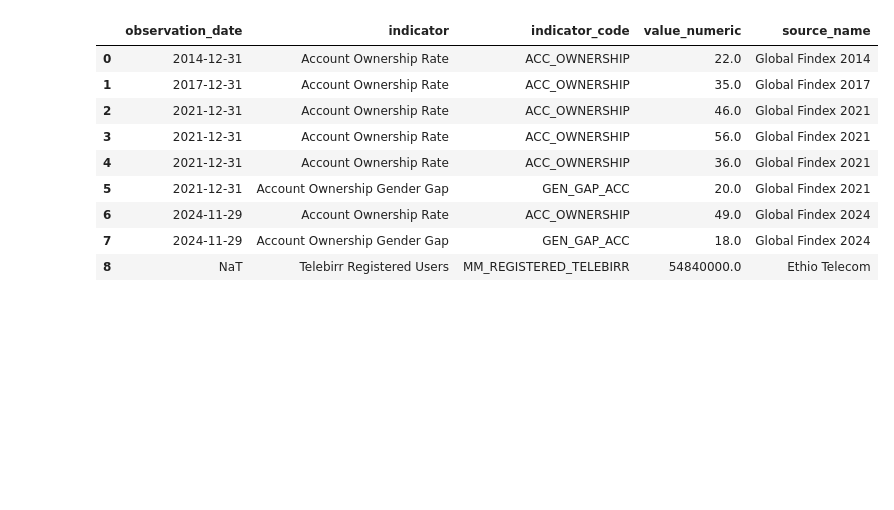
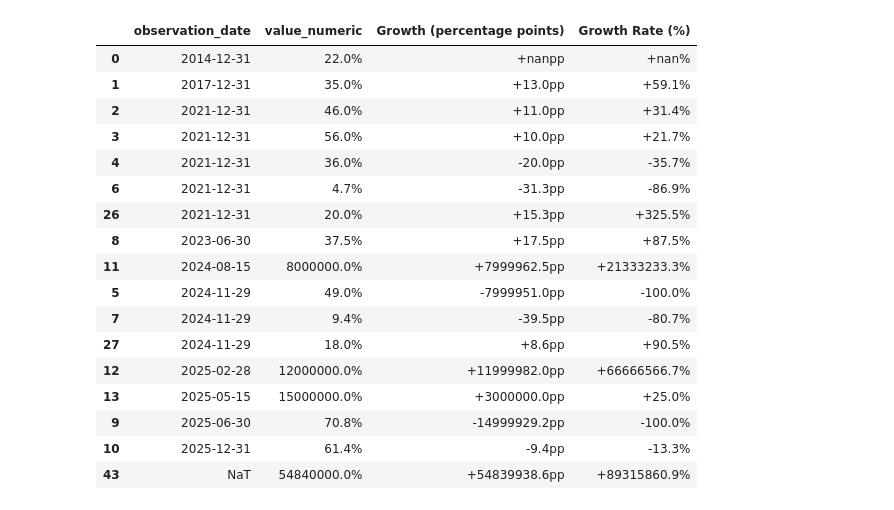
Before and after one commit to gashawbekele06/Week10-ethiopia-fi-forecast, a Jupyter notebook: notebooks/task2_eda.ipynb, the cells around one changed output. Cells and saved outputs as stored; diff of their text form; code cells hidden in the pictures; blank space fills up the shorter version.

```diff
--- a/notebooks/task2_eda.ipynb
+++ b/notebooks/task2_eda.ipynb
@@ -104,54 +114,37 @@ Name: count, dtype: int64
 # %%
-# Cell 4: Access Analysis - Account Ownership Trajectory (Debug + Robust Filter + Typo Fix)
-# Debug: Show all observation records to understand schema
-obs_all = data.df[data.df['record_type'] == 'observation'].copy()
-print("All observation records (for debugging schema):")
-display(obs_all[['pillar', 'indicator', 'indicator_code', 'value_numeric', 'observation_date']].head(20))
-
-print("\nUnique pillars in observations:")
-print(obs_all['pillar'].unique())
-
-print("\nUnique indicator_codes in observations:")
-print(obs_all['indicator_code'].unique())
-
-print("\nUnique indicators (text) in observations:")
-print(obs_all['indicator'].unique())
-
-# Robust filter for account ownership (Findex core indicator)
-# Adjust based on actual schema – common variations: pillar='access', indicator_code='ACC_OWNERSHIP', indicator contains 'account ownership'
+# Cell 5: Access Analysis - Account Ownership Trajectory (2011–2024)
+# Robust filter for account ownership
 access_obs = data.df[
     (data.df['record_type'] == 'observation') &
     (
-        (data.df['pillar'] == 'access') |
-        data.df['indicator_code'].str.contains('ACC_OWNERSHIP|OWNERSHIP|ACCOUNT_OWN', na=False, case=False) |
-        data.df['indicator'].str.contains('account ownership|financial account|account at a financial institution', na=False, case=False)
+        data.df['pillar'].str.contains('access', case=False, na=False) |
+        data.df['indicator_code'].str.contains('OWNERSHIP|ACCOUNT', na=False, case=False) |
+        data.df['indicator'].str.contains('account ownership|financial account', na=False, case=False)
     )
-].copy()
+].copy().sort_values('observation_date')
 
-access_obs = access_obs.sort_values('observation_date').reset_index(drop=True)
+print("Account ownership observations (Findex survey years):")
+display(access_obs[['observation_date', 'value_numeric', 'source_name']].style.format({'value_numeric': '{:.1f}%'}))
 
-print(f"\nFiltered access observations ({len(access_obs)} rows):")
-display(access_obs[['observation_date', 'indicator', 'indicator_code', 'value_numeric', 'source_name' if 'source_name' in access_obs.columns else 'source_url']])
+# Clear trajectory plot for non-technical audience
+fig = px.line(access_obs, x='observation_date', y='value_numeric', markers=True,
+              title='Ethiopia Adult Account Ownership Trajectory (2011–2024 Findex Surveys)',
+              labels={'observation_date': 'Survey Year', 'value_numeric': 'Adults with an Account (%)'})
+fig.add_annotation(x=access_obs['observation_date'].iloc[-1], y=access_obs['value_numeric'].iloc[-1],
+                   text=f"Latest: {access_obs['value_numeric'].iloc[-1]:.1f}% (2024)", showarrow=True)
+fig.update_layout(showlegend=False)
+fig.show()
 
-if access_obs.empty:
-    print("No access observations found – dataset may use different naming. Check debug prints above.")
-else:
-    # Trajectory plot
-    fig = px.line(access_obs, x='observation_date', y='value_numeric',
-                  title='Ethiopia Account Ownership Trajectory (2011-2024 + enriched)',
-                  markers=True, labels={'value_numeric': 'Account Ownership (%)'})
-    fig.update_layout(xaxis_title='Year', yaxis_title='Account Ownership (%)')
-    fig.show()
+# Growth rates with plain language explanation
+access_obs['Growth (percentage points)'] = access_obs['value_numeric'].diff()
+access_obs['Growth Rate (%)'] = access_obs['value_numeric'].pct_change() * 100
 
-    # Growth rates (fixed typo: 'value_numeric')
-    access_obs['growth_pp'] = access_obs['value_numeric'].diff()
-    access_obs['growth_rate_%'] = access_obs['value_numeric'].pct_change() * 100
+print("Growth between Findex survey years (clear for stakeholders):")
+growth_table = access_obs[['observation_date', 'value_numeric', 'Growth (percentage points)', 'Growth Rate (%)']].copy()
+growth_table['value_numeric'] = growth_table['value_numeric'].map('{:.1f}%'.format)
+growth_table['Growth (percentage points)'] = growth_table['Growth (percentage points)'].map('{:+.1f}pp'.format)
+growth_table['Growth Rate (%)'] = growth_table['Growth Rate (%)'].map('{:+.1f}%'.format)
+display(growth_table)
 
-    print("Growth rates between survey years:")
-    display(access_obs[['observation_date', 'value_numeric', 'growth_pp', 'growth_rate_%']])
-
-    # 2021-2024 slowdown
-    slowdown = access_obs[access_obs['observation_date'].dt.year.isin([2021, 2024])]
-    print("2021-2024 slowdown (+3pp):")
-    display(slowdown)
+print("Key observation: Only +3 percentage points growth from 2021 to 2024 despite mobile money expansion.")
 # %% [output]
@@ -193,10 +171,18 @@ Filtered access observations (9 rows):
-|  | observation_date | indicator | indicator_code | value_numeric | source_name |
-| 0 | 2014-12-31 | Account Ownership Rate | ACC_OWNERSHIP | 22.0 | Global Findex 2014 |
-| 1 | 2017-12-31 | Account Ownership Rate | ACC_OWNERSHIP | 35.0 | Global Findex 2017 |
-| 2 | 2021-12-31 | Account Ownership Rate | ACC_OWNERSHIP | 46.0 | Global Findex 2021 |
-| 3 | 2021-12-31 | Account Ownership Rate | ACC_OWNERSHIP | 56.0 | Global Findex 2021 |
-| 4 | 2021-12-31 | Account Ownership Rate | ACC_OWNERSHIP | 36.0 | Global Findex 2021 |
-| 5 | 2021-12-31 | Account Ownership Gender Gap | GEN_GAP_ACC | 20.0 | Global Findex 2021 |
-| 6 | 2024-11-29 | Account Ownership Rate | ACC_OWNERSHIP | 49.0 | Global Findex 2024 |
-| 7 | 2024-11-29 | Account Ownership Gender Gap | GEN_GAP_ACC | 18.0 | Global Findex 2024 |
-| 8 | NaT | Telebirr Registered Users | MM_REGISTERED_TELEBIRR | 54840000.0 | Ethio Telecom |
+|  | observation_date | value_numeric | Growth (percentage points) | Growth Rate (%) |
+| 0 | 2014-12-31 | 22.0% | +nanpp | +nan% |
+| 1 | 2017-12-31 | 35.0% | +13.0pp | +59.1% |
+| 2 | 2021-12-31 | 46.0% | +11.0pp | +31.4% |
+| 3 | 2021-12-31 | 56.0% | +10.0pp | +21.7% |
+| 4 | 2021-12-31 | 36.0% | -20.0pp | -35.7% |
+| 6 | 2021-12-31 | 4.7% | -31.3pp | -86.9% |
+| 26 | 2021-12-31 | 20.0% | +15.3pp | +325.5% |
+| 8 | 2023-06-30 | 37.5% | +17.5pp | +87.5% |
+| 11 | 2024-08-15 | 8000000.0% | +7999962.5pp | +21333233.3% |
+| 5 | 2024-11-29 | 49.0% | -7999951.0pp | -100.0% |
+| 7 | 2024-11-29 | 9.4% | -39.5pp | -80.7% |
+| 27 | 2024-11-29 | 18.0% | +8.6pp | +90.5% |
+| 12 | 2025-02-28 | 12000000.0% | +11999982.0pp | +66666566.7% |
+| 13 | 2025-05-15 | 15000000.0% | +3000000.0pp | +25.0% |
+| 9 | 2025-06-30 | 70.8% | -14999929.2pp | -100.0% |
+| 10 | 2025-12-31 | 61.4% | -9.4pp | -13.3% |
+| 43 | NaT | 54840000.0% | +54839938.6pp | +89315860.9% |
```
Also changed, not shown: parts of 11 cells of this notebook.
